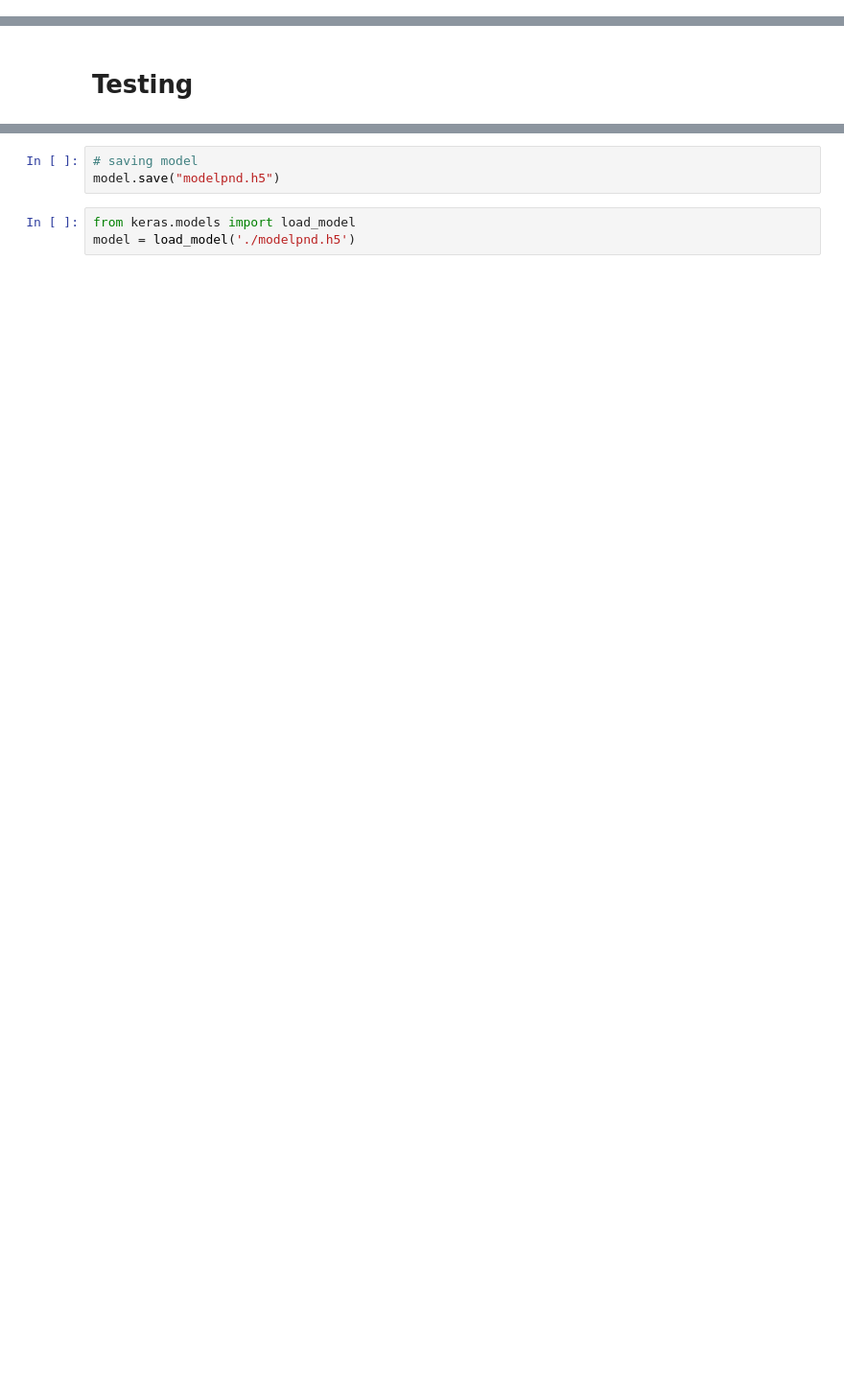
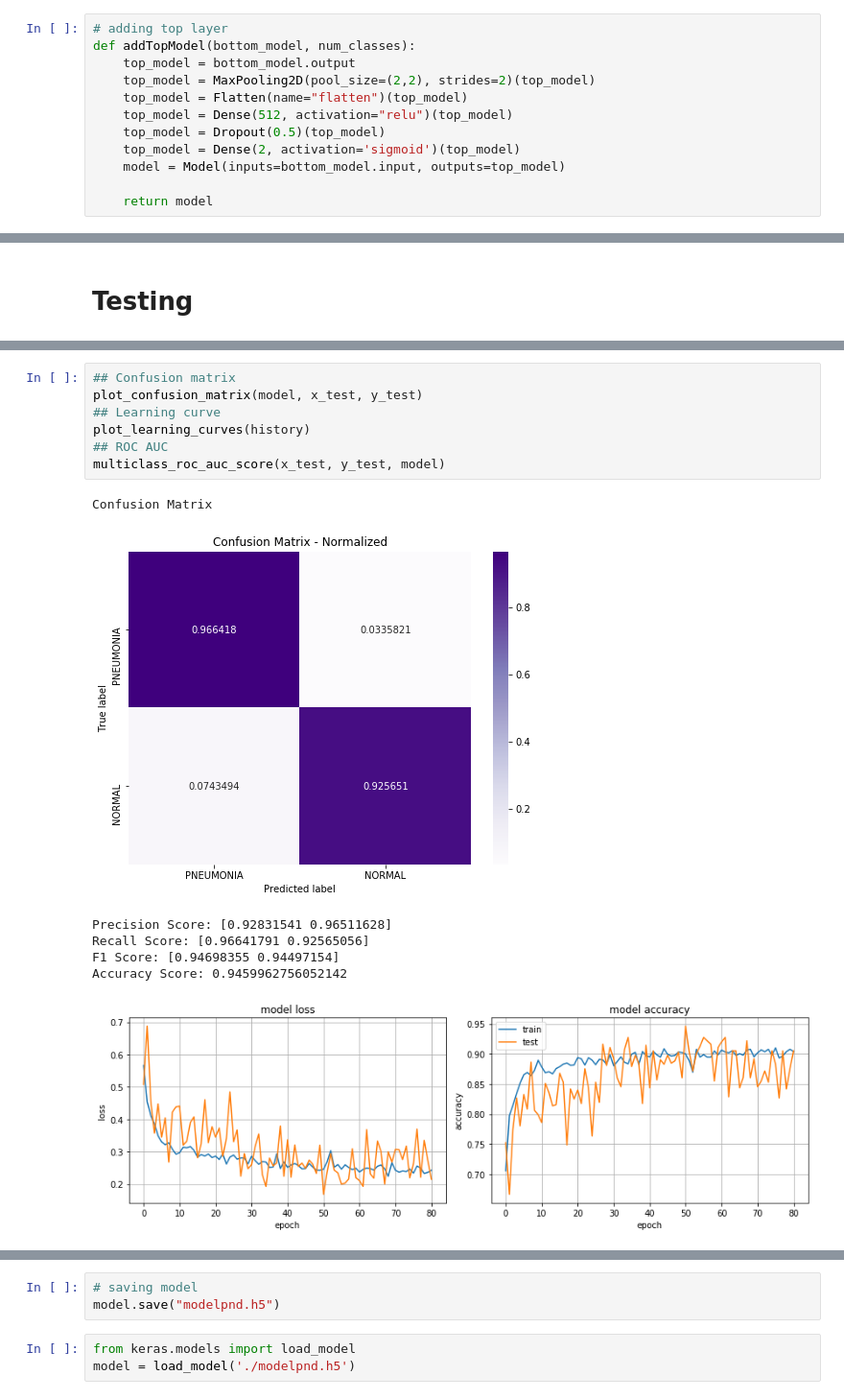
Before and after one commit to arithescientist/pneumonia_diagnosis, a Jupyter notebook: student.ipynb, the cells around one changed output, grey strips where cells are left out. Shown: that part at 96% size. Drawn from its saved outputs; the diff is of its cells as text; blank space fills up the shorter version.

```diff
--- a/student.ipynb
+++ b/student.ipynb
@@ -333,3 +297,15 @@ def get_model(m,x_train,y_train, x_test,y_test):
+# %%
+# adding top layer
+def addTopModel(bottom_model, num_classes):
+    top_model = bottom_model.output
+    top_model = MaxPooling2D(pool_size=(2,2), strides=2)(top_model)
+    top_model = Flatten(name="flatten")(top_model)
+    top_model = Dense(512, activation="relu")(top_model)
+    top_model = Dropout(0.5)(top_model)
+    top_model = Dense(2, activation='sigmoid')(top_model)
+    model = Model(inputs=bottom_model.input, outputs=top_model)
+
+    return model
 # %% [markdown]
 # Confusion Matrix
 # %%
@@ -548,0 +603,15 @@ Log Loss: 0.13804665082207185
+# %%
+## Confusion matrix
+plot_confusion_matrix(model, x_test, y_test)
+## Learning curve
+plot_learning_curves(history)
+## ROC AUC
+multiclass_roc_auc_score(x_test, y_test, model)
+# %% [output]
+Confusion Matrix
+[figure, added]
+Precision Score: [0.92831541 0.96511628]
+Recall Score: [0.96641791 0.92565056]
+F1 Score: [0.94698355 0.94497154]
+Accuracy Score: 0.9459962756052142
+[figure, added]
```
Also changed, not shown: parts of 18 cells of this notebook, 19 other files.
